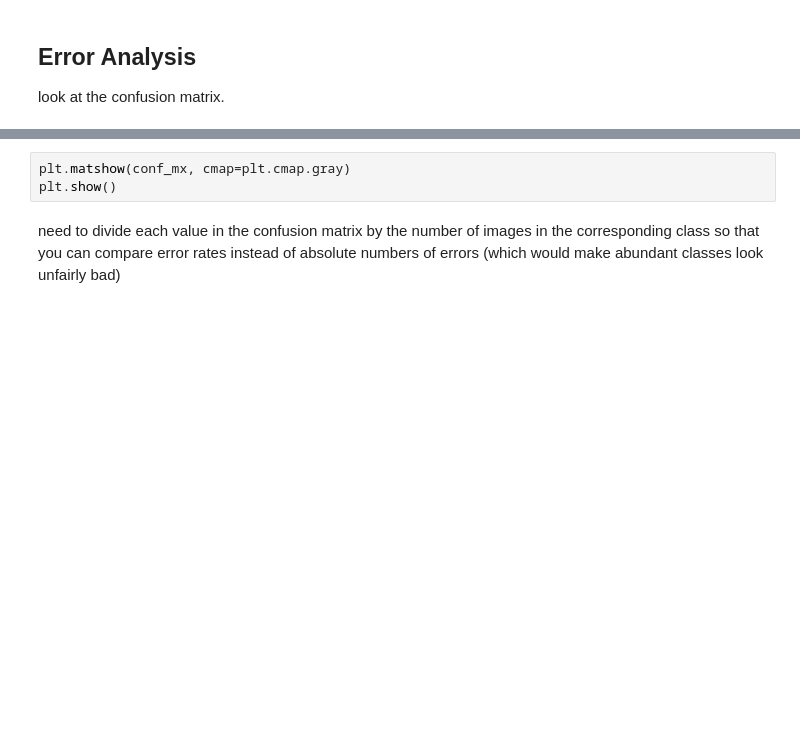
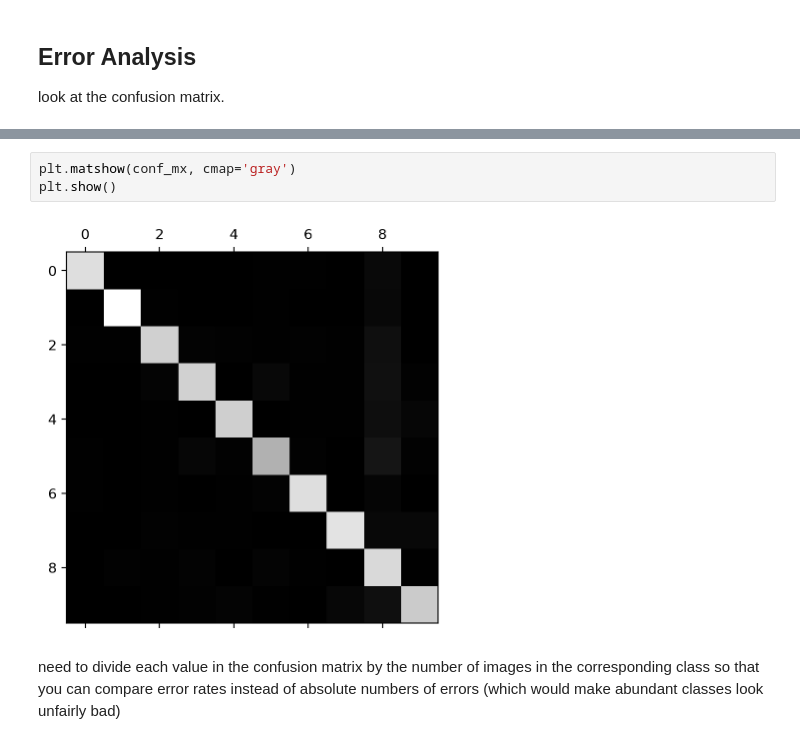
Before and after one commit to Anand-Ramdas-Kale/learning-basics, a Jupyter notebook: et/ch_3_classification_homl.ipynb, the cells around one changed output, grey strips where cells are left out. Cells and saved outputs as stored; diff of their text form; blank space fills up the shorter version.

```diff
--- a/et/ch_3_classification_homl.ipynb
+++ b/et/ch_3_classification_homl.ipynb
@@ -381,6 +411,8 @@ conf_mx
 # %%
-plt.matshow(conf_mx, cmap=plt.cmap.gray)
+plt.matshow(conf_mx, cmap='gray')
 plt.show()
+# %% [output]
+[figure, added]
 # %% [markdown]
 need to divide each value in the confusion
 matrix by the number of images in the corresponding class so that you can compare
```
Also changed, not shown: parts of 12 cells of this notebook.
